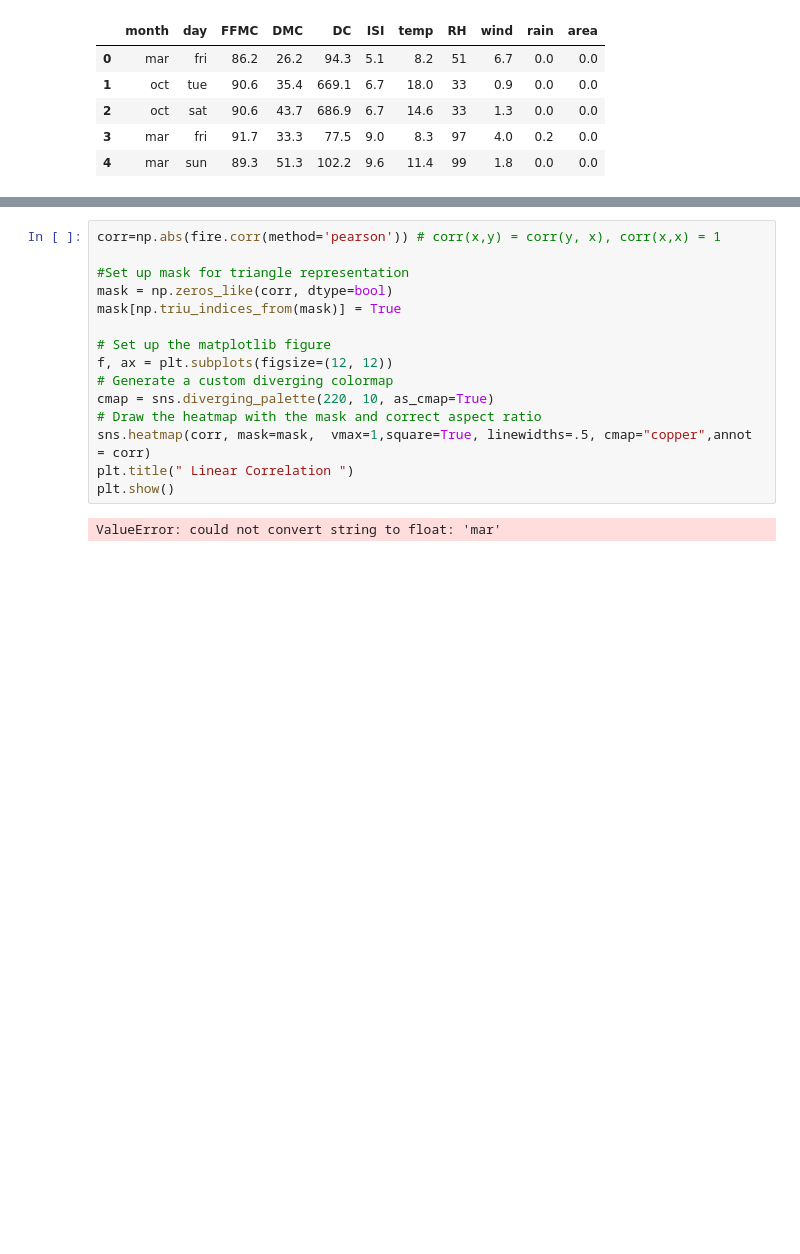
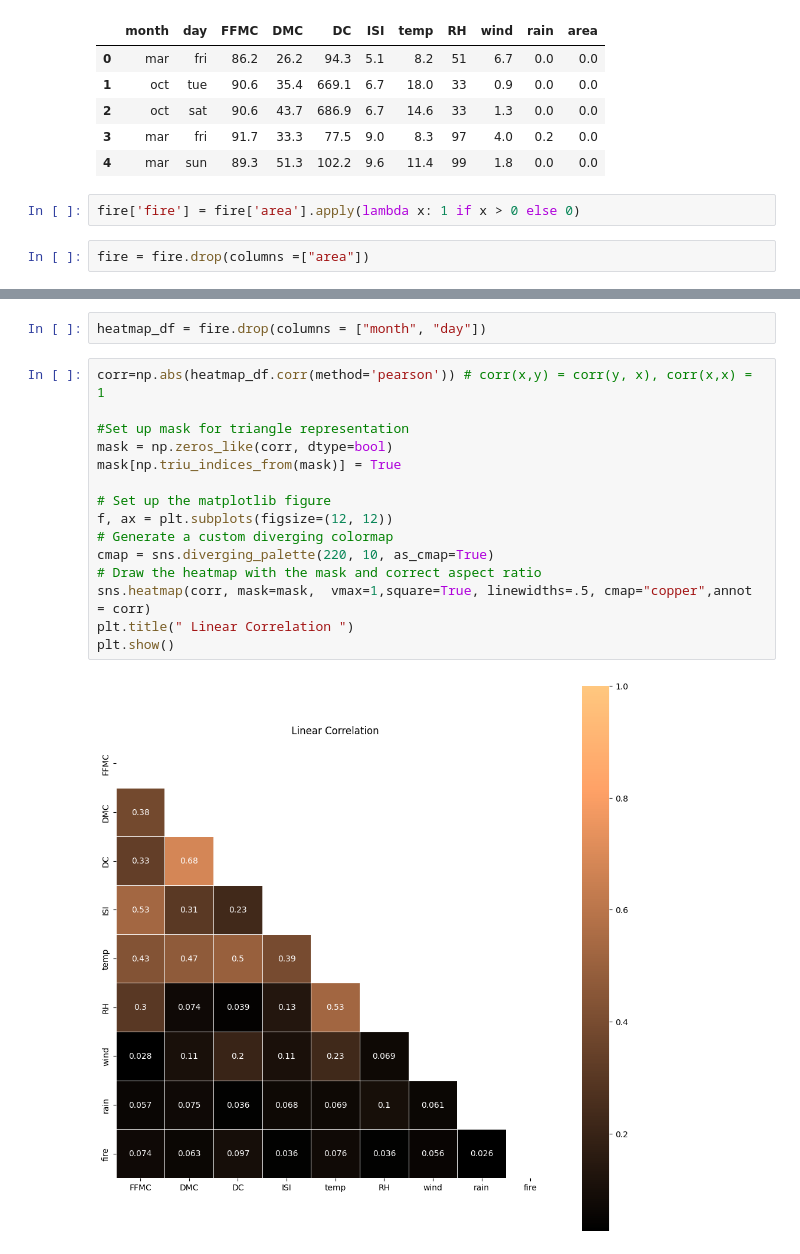
Before and after one commit to JujuGnirt/ML-firesforest, a Jupyter notebook: notebooks/Expl-data.ipynb, the cells around one changed output, grey strips where cells are left out. Cells and saved outputs as stored; diff of their text form; blank space fills up the shorter version.

```diff
--- a/notebooks/Expl-data.ipynb
+++ b/notebooks/Expl-data.ipynb
@@ -37,4 +37,8 @@ fire.head()
 | 2 | oct | sat | 90.6 | 43.7 | 686.9 | 6.7 | 14.6 | 33 | 1.3 | 0.0 | 0.0 |
 | 3 | mar | fri | 91.7 | 33.3 | 77.5 | 9.0 | 8.3 | 97 | 4.0 | 0.2 | 0.0 |
 | 4 | mar | sun | 89.3 | 51.3 | 102.2 | 9.6 | 11.4 | 99 | 1.8 | 0.0 | 0.0 |
+# %%
+fire['fire'] = fire['area'].apply(lambda x: 1 if x > 0 else 0)
+# %%
+fire = fire.drop(columns =["area"])
 # %%
@@ -49,21 +53,23 @@ plt.show
 # %% [output]
 <function matplotlib.pyplot.show(close=None, block=None)>
 [figure]
+# %%
+heatmap_df = fire.drop(columns = ["month", "day"])
 # %%
-corr=np.abs(fire.corr(method='pearson')) # corr(x,y) = corr(y, x), corr(x,x) = 1
+corr=np.abs(heatmap_df.corr(method='pearson')) # corr(x,y) = corr(y, x), corr(x,x) = 1
 
 #Set up mask for triangle representation
 mask = np.zeros_like(corr, dtype=bool)
 mask[np.triu_indices_from(mask)] = True
 
 # Set up the matplotlib figure
 f, ax = plt.subplots(figsize=(12, 12))
 # Generate a custom diverging colormap
 cmap = sns.diverging_palette(220, 10, as_cmap=True)
 # Draw the heatmap with the mask and correct aspect ratio
 sns.heatmap(corr, mask=mask,  vmax=1,square=True, linewidths=.5, cmap="copper",annot = corr)
 plt.title(" Linear Correlation ")
 plt.show()
 # %% [output]
-ValueError: could not convert string to float: 'mar'
+[figure, added]
 # %%
```
Also changed, not shown: parts of 23 cells of this notebook, 1 other file.
